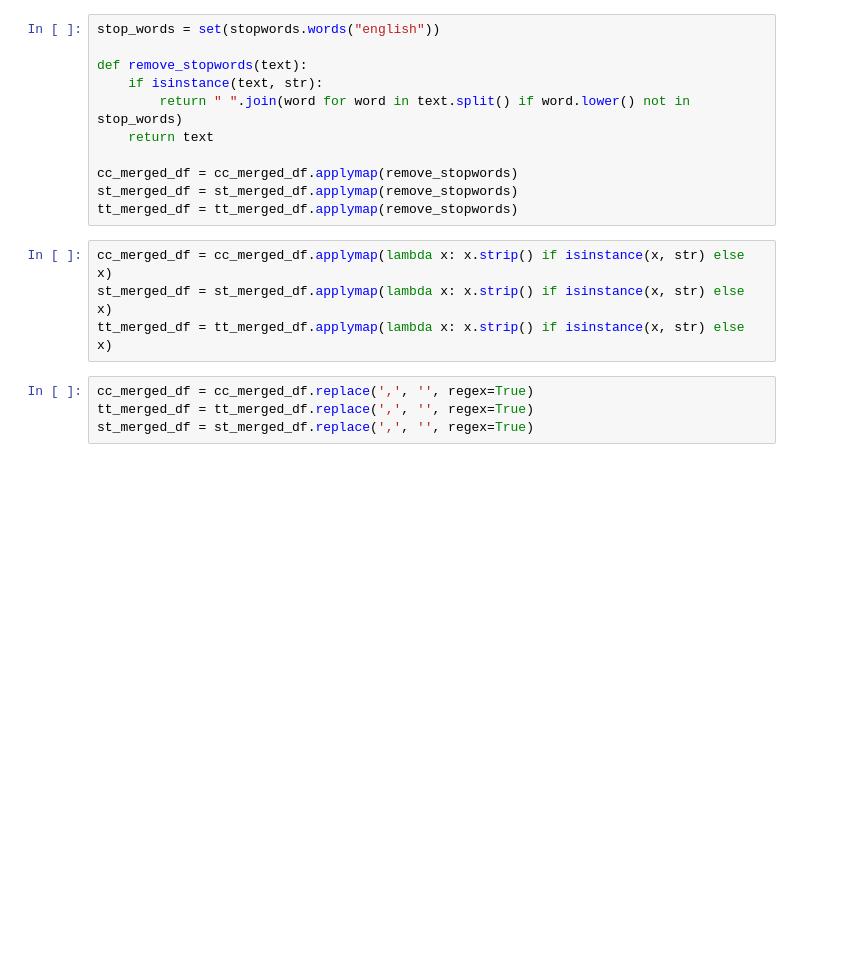
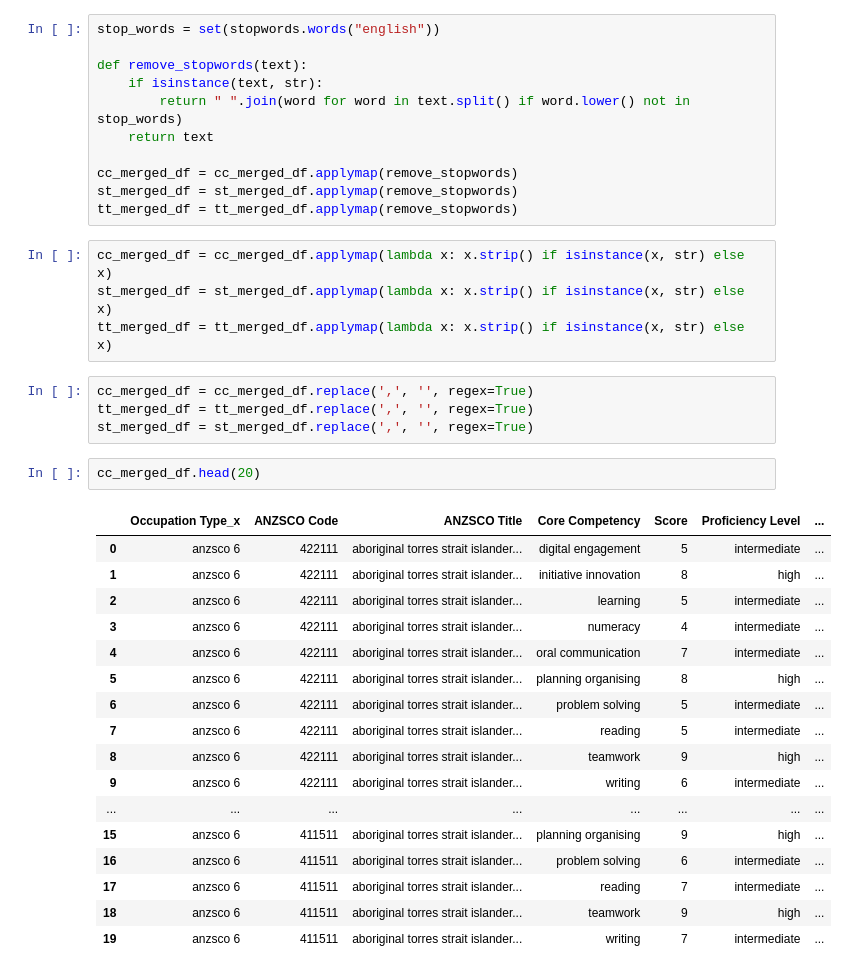
Before and after one commit to SidArora01/TextAnalysis-NLP-AT1, a Jupyter notebook: CC.ipynb, the cells around one changed output. Saved outputs shown, nothing was run; the diff lists cells and outputs as text; blank space fills up the shorter version.

```diff
--- a/CC.ipynb
+++ b/CC.ipynb
@@ -197,3 +324,23 @@ tt_merged_df = tt_merged_df.applymap(lambda x: x.strip() if isinstance(x, str) e
 cc_merged_df = cc_merged_df.replace(',', '', regex=True)
 tt_merged_df = tt_merged_df.replace(',', '', regex=True)
 st_merged_df = st_merged_df.replace(',', '', regex=True)
+# %%
+cc_merged_df.head(20)
+# %% [output]
+|  | Occupation Type_x | ANZSCO Code | ANZSCO Title | Core Competency | Score | Proficiency Level | ... |
+| 0 | anzsco 6 | 422111 | aboriginal torres strait islander... | digital engagement | 5 | intermediate | ... |
+| 1 | anzsco 6 | 422111 | aboriginal torres strait islander... | initiative innovation | 8 | high | ... |
+| 2 | anzsco 6 | 422111 | aboriginal torres strait islander... | learning | 5 | intermediate | ... |
+| 3 | anzsco 6 | 422111 | aboriginal torres strait islander... | numeracy | 4 | intermediate | ... |
+| 4 | anzsco 6 | 422111 | aboriginal torres strait islander... | oral communication | 7 | intermediate | ... |
+| 5 | anzsco 6 | 422111 | aboriginal torres strait islander... | planning organising | 8 | high | ... |
+| 6 | anzsco 6 | 422111 | aboriginal torres strait islander... | problem solving | 5 | intermediate | ... |
+| 7 | anzsco 6 | 422111 | aboriginal torres strait islander... | reading | 5 | intermediate | ... |
+| 8 | anzsco 6 | 422111 | aboriginal torres strait islander... | teamwork | 9 | high | ... |
+| 9 | anzsco 6 | 422111 | aboriginal torres strait islander... | writing | 6 | intermediate | ... |
+| ... | ... | ... | ... | ... | ... | ... | ... |
+| 15 | anzsco 6 | 411511 | aboriginal torres strait islander... | planning organising | 9 | high | ... |
+| 16 | anzsco 6 | 411511 | aboriginal torres strait islander... | problem solving | 6 | intermediate | ... |
+| 17 | anzsco 6 | 411511 | aboriginal torres strait islander... | reading | 7 | intermediate | ... |
+| 18 | anzsco 6 | 411511 | aboriginal torres strait islander... | teamwork | 9 | high | ... |
+| 19 | anzsco 6 | 411511 | aboriginal torres strait islander... | writing | 7 | intermediate | ... |
```
Also changed, not shown: parts of 13 cells of this notebook, 1 other file.
